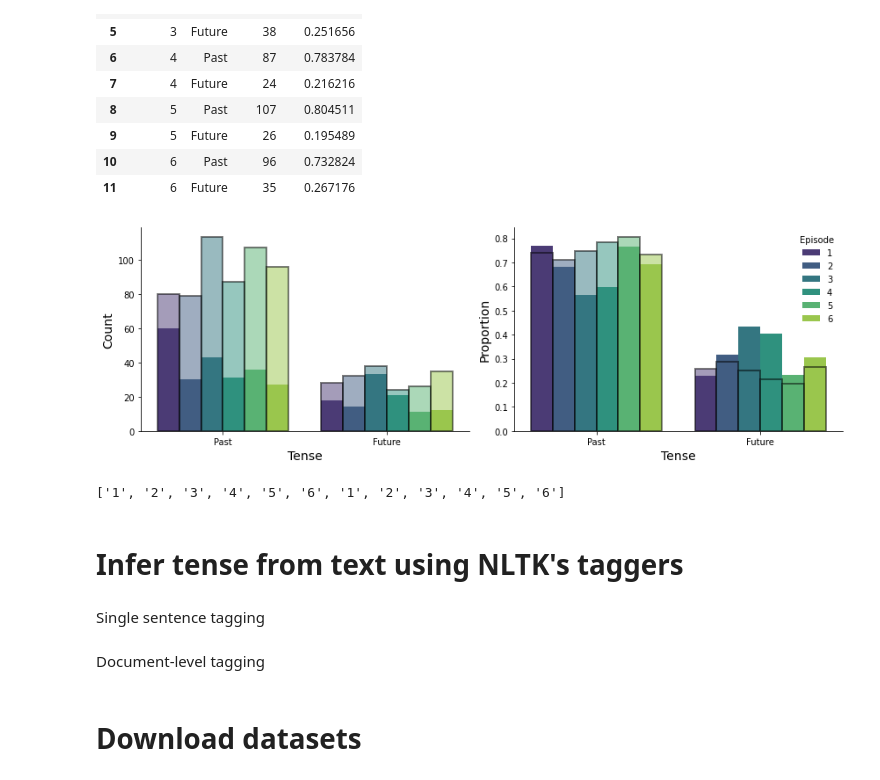
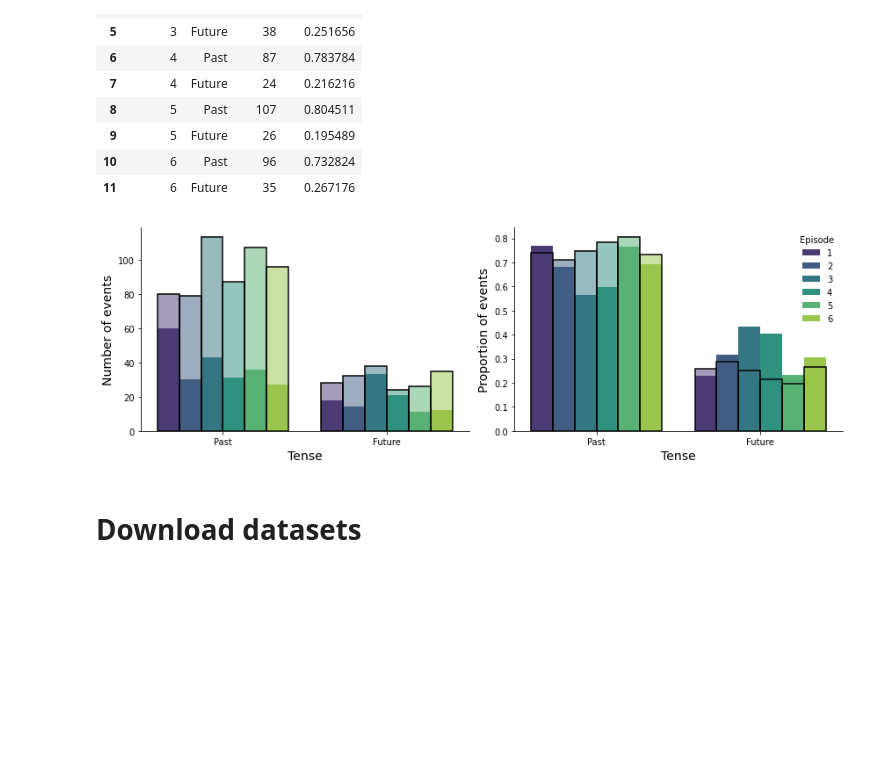
Before and after one commit to ContextLab/prediction-retrodiction-paper, a Jupyter notebook: code/meta-analysis.ipynb, the cells around one changed output. Drawn from its saved outputs; the diff is of its cells as text; code cells hidden in the pictures; blank space fills up the shorter version.

```diff
--- a/code/meta-analysis.ipynb
+++ b/code/meta-analysis.ipynb
@@ -34,19 +74,7 @@ from helpers smuggle format_filename, get_soup, get_pdf_text, get_doc_text, get_
 # %%
-prompt_file = Path.cwd().parent.joinpath('data', 'prompt.txt')
-api_key_file = Path.cwd().parent.joinpath('data', 'api_key.txt')
-model = "gpt-3.5-turbo"
-chunk_size = 10
+chunk_size = 1
 
-def generate_gpt_responses_by_chunk(data_folder, prompt_file, api_key_file, model="gpt-3.5-turbo",
-                                    chunk_size=20, max_files=None):
-    # Read API key
-    with open(api_key_file, 'r') as f:
-        openai.api_key = f.read().strip()
-
-    # Read prompt template
-    with open(prompt_file, 'r') as f:
-        prompt_template = f.read()
-
+def generate_responses_by_chunk(data_folder, chunk_size=20, max_files=None):
     # Initialize variables
     all_responses = pd.DataFrame()
     all_errors = []
@@ -89,13 +117,9 @@ def generate_gpt_responses_by_chunk(data_folder, prompt_file, api_key_file, mode
             responses_df = pd.DataFrame(columns=['file', 'chunk_idx', 'response'])
             file_errors = []
 
-            # Generate GPT responses for each chunk
+            # Generate responses for each chunk
             for i, chunk in enumerate(chunks):
-                prompt = prompt_template.replace("{text}", ' '.join(chunk))
-
-                response = openai.ChatCompletion.create(model=model, messages=[{"role": "system", "content": "You are a helpful assistant and an expert linguist. You are extremely good at following instructions."},
-                                                                               {"role": "user", "content": prompt}])['choices'][0]['message']['content']
-
+                response = get_tenses(' '.join(chunk))
                 responses_df = responses_df._append(pd.DataFrame({'file': [file], 'chunk_idx': [i], 'response': [response]}), ignore_index=True)
                 pbar.update(1)
 
@@ -176,6 +177,6 @@ if chair_results_fname.exists():
     with open(chair_results_fname, 'rb') as f:
         auto, errors = pickle.load(f)
 else:
-    auto, errors = generate_gpt_responses_by_chunk(chair_dir, prompt_file=prompt_file, api_key_file=api_key_file, chunk_size=chunk_size, max_files=10, model=model)
+    auto, errors = generate_responses_by_chunk(chair_dir, chunk_size=chunk_size)
     with open(chair_results_fname, 'wb') as f:
         pickle.dump((auto, errors), f)
@@ -282,36 +286,30 @@ Failed to decode JSON: Extra data: line 16 column 1 (char 1188)
 | 10 | 6 | Past | 96 | 0.732824 |
 | 11 | 6 | Future | 35 | 0.267176 |
 # %%
-fig, axes = plt.subplots(figsize=(12, 4), ncols=2, sharex=True)
+fig, axes = plt.subplots(figsize=(12, 4), ncols=2)
 
 # show counts
 sns.barplot(data=manual, x='tense', y='count', hue='Episode', palette='viridis', ax=axes[0])
-sns.barplot(data=auto, x='tense', y='count', hue='Episode', palette='viridis', alpha=0.5, edgecolor='k', linewidth=2, ax=axes[0])
+sns.barplot(data=auto, x='tense', y='count', hue='Episode', palette='viridis', alpha=0.5, ax=axes[0])
+sns.barplot(data=auto, x='tense', y='count', hue='Episode', fill=False, edgecolor='k', linewidth=1.5, ax=axes[0])
 axes[0].get_legend().remove()
 
 axes[0].set_xlabel('Tense', fontsize=14)
-axes[0].set_ylabel('Count', fontsize=14)
+axes[0].set_ylabel('Number of events', fontsize=14)
 sns.despine(top=True, right=True)
 
 # show proportions
 sns.barplot(data=manual, x='tense', y='proportion', hue='Episode', palette='viridis', ax=axes[1])
-sns.barplot(data=auto, x='tense', y='proportion', hue='Episode', palette='viridis', alpha=0.5, edgecolor='k', linewidth=2, ax=axes[1])
+sns.barplot(data=auto, x='tense', y='proportion', hue='Episode', palette='viridis', alpha=0.5, ax=axes[1])
+sns.barplot(data=auto, x='tense', y='proportion', hue='Episode', fill=False, edgecolor='k', linewidth=1.5, ax=axes[1])
 handles, labels = axes[1].get_legend_handles_labels()
 axes[1].legend(loc='upper right', title='Episode', handles=handles[:6], labels=labels[:6], frameon=False)
 
 axes[1].set_xlabel('Tense', fontsize=14)
-axes[1].set_ylabel('Proportion', fontsize=14)
+axes[1].set_ylabel('Proportion of events', fontsize=14)
 sns.despine(top=True, right=True)
 
 plt.tight_layout()
 fig.savefig('the_chair_events.pdf', bbox_inches='tight')
 # %% [output]
-[figure, old version]
+[figure, new version]
-# %%
-labels
-# %% [output]
-['1', '2', '3', '4', '5', '6', '1', '2', '3', '4', '5', '6']
-# %% [markdown]
-# Infer tense from text using NLTK's taggers
-# %% [markdown]
-Single sentence tagging
@@ -394,2 +315,0 @@ def sentence_tense(x):
-# %% [markdown]
-Document-level tagging
```
Also changed, not shown: parts of 25 cells of this notebook, 12 other files.
